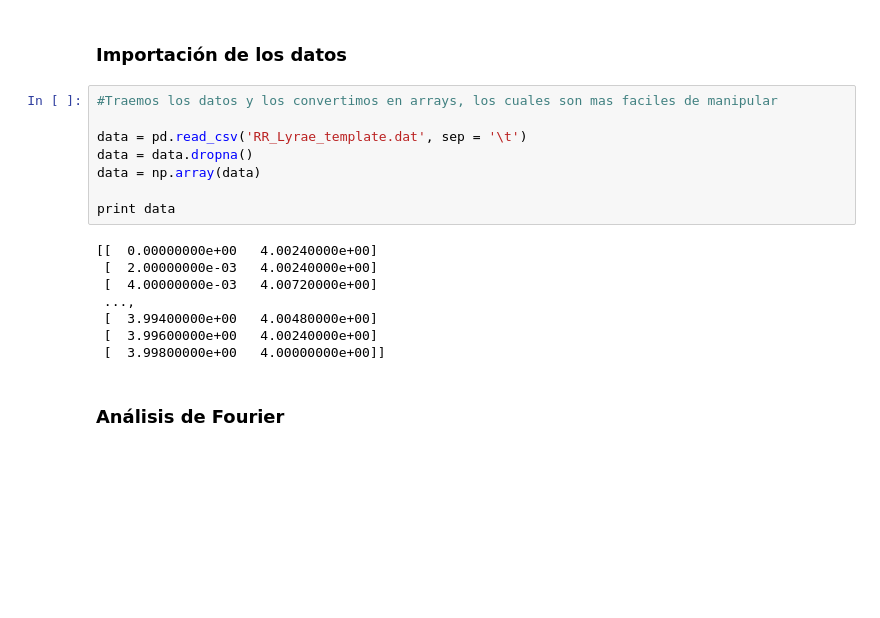
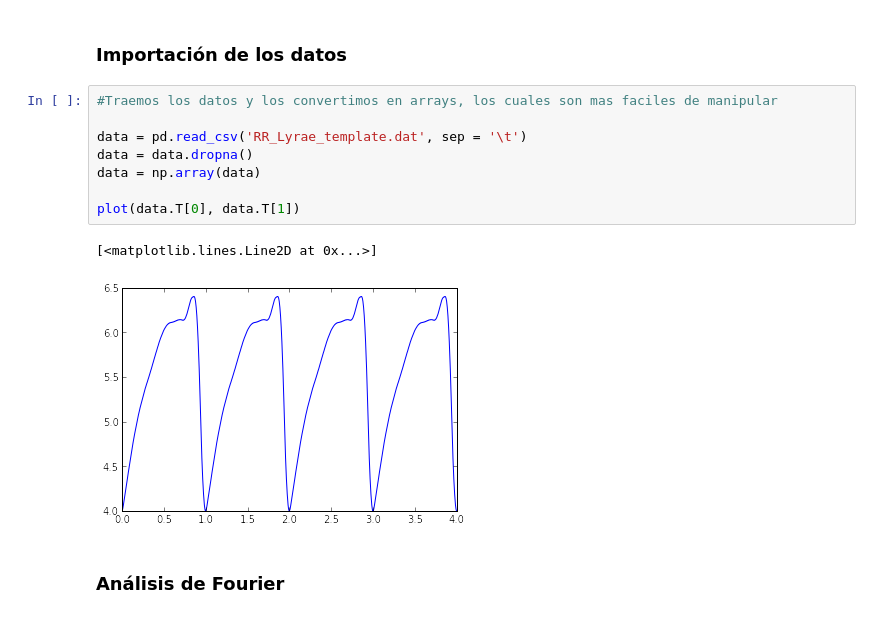
Before and after one commit to sergioandrescs/ROMEROCOTRINO_HW5, a Jupyter notebook: Est-Variables/est-variables.ipynb, the cells around one changed output. Cells and saved outputs as stored; diff of their text form; blank space fills up the shorter version.

```diff
--- a/Est-Variables/est-variables.ipynb
+++ b/Est-Variables/est-variables.ipynb
@@ -15,18 +12,13 @@ WARNING: pylab import has clobbered these variables: ['fft']
 # %%
 #Traemos los datos y los convertimos en arrays, los cuales son mas faciles de manipular
 
 data = pd.read_csv('RR_Lyrae_template.dat', sep = '\t')
 data = data.dropna()
 data = np.array(data)
 
-print data
+plot(data.T[0], data.T[1])
 # %% [output]
-[[  0.00000000e+00   4.00240000e+00]
- [  2.00000000e-03   4.00240000e+00]
- [  4.00000000e-03   4.00720000e+00]
- ...,
- [  3.99400000e+00   4.00480000e+00]
- [  3.99600000e+00   4.00240000e+00]
- [  3.99800000e+00   4.00000000e+00]]
+[<matplotlib.lines.Line2D at 0x...>]
+[figure, added]
 # %% [markdown]
 ### Análisis de Fourier
```
Also changed, not shown: parts of 7 cells of this notebook.
